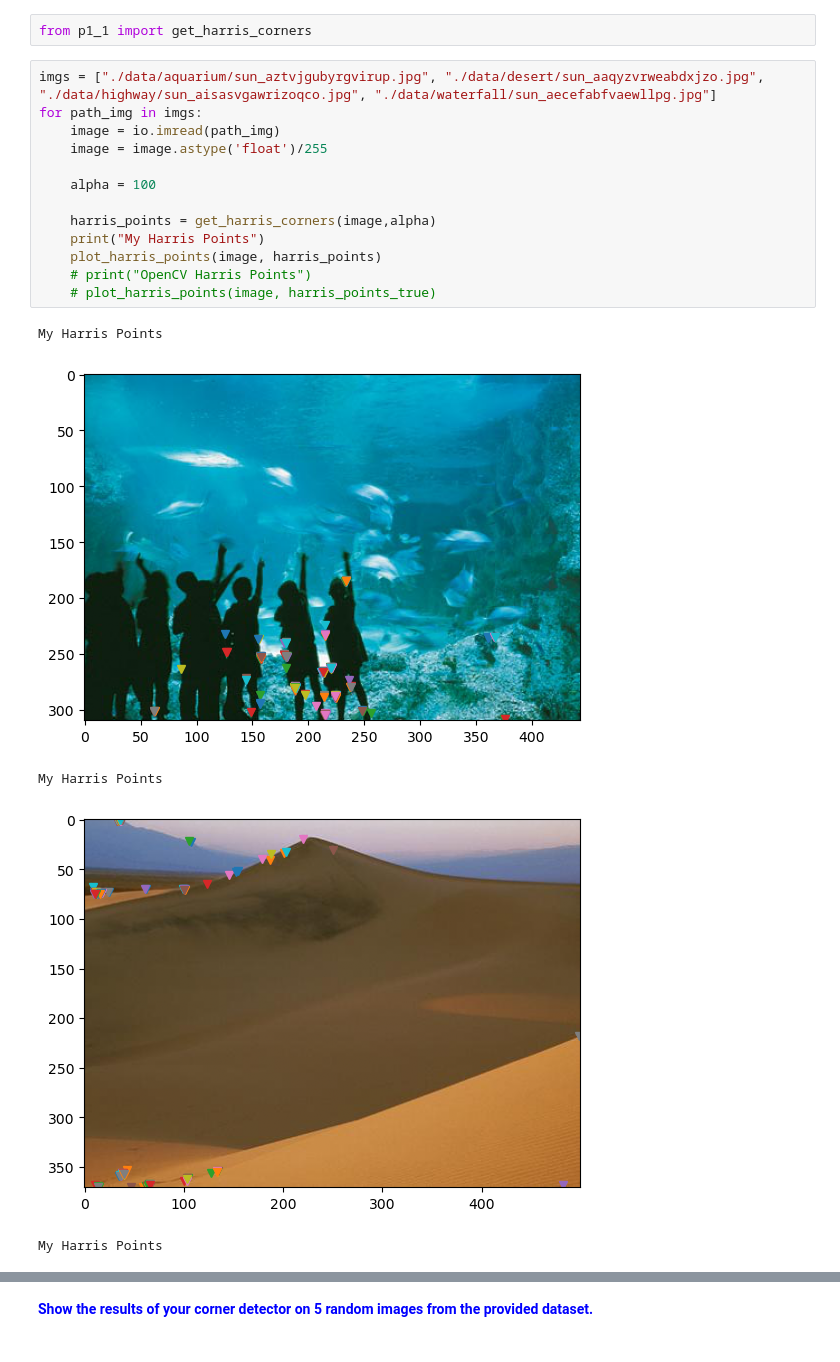
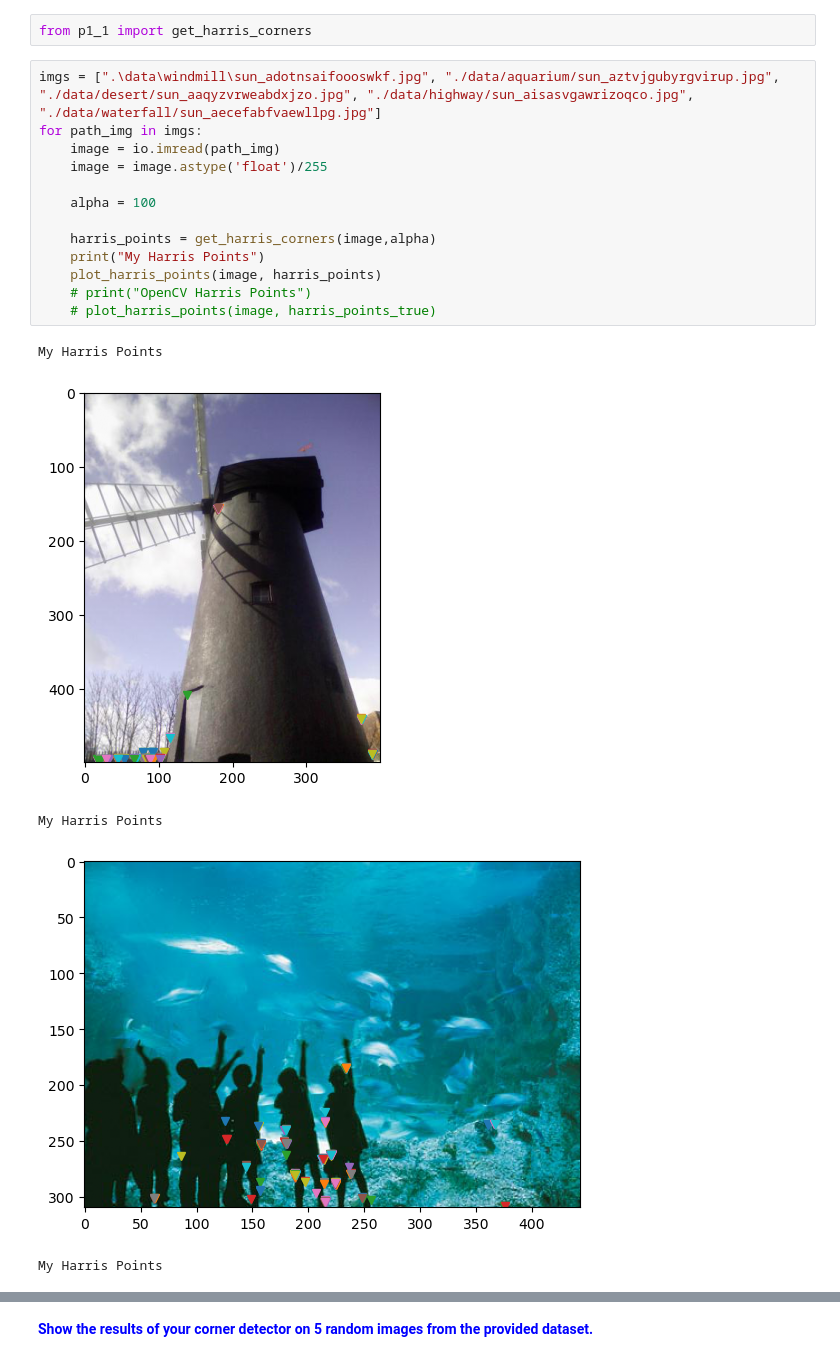
Before and after one commit to klammecr/16720-ComputerVision, a Jupyter notebook: hw2_v2/p1.ipynb, the cells around one changed output, grey strips where cells are left out. Drawn from its saved outputs; the diff is of its cells as text.

```diff
--- a/hw2_v2/p1.ipynb
+++ b/hw2_v2/p1.ipynb
@@ -201,21 +201,21 @@ Instead of thresholding the response function, simply take the top $\alpha$ resp
 # %%
 from p1_1 import get_harris_corners
 # %%
-imgs = ["./data/aquarium/sun_aztvjgubyrgvirup.jpg", "./data/desert/sun_aaqyzvrweabdxjzo.jpg", "./data/highway/sun_aisasvgawrizoqco.jpg", "./data/waterfall/sun_aecefabfvaewllpg.jpg"]
+imgs = [".\data\windmill\sun_adotnsaifoooswkf.jpg", "./data/aquarium/sun_aztvjgubyrgvirup.jpg", "./data/desert/sun_aaqyzvrweabdxjzo.jpg", "./data/highway/sun_aisasvgawrizoqco.jpg", "./data/waterfall/sun_aecefabfvaewllpg.jpg"]
 for path_img in imgs:
     image = io.imread(path_img)
     image = image.astype('float')/255
 
     alpha = 100
 
     harris_points = get_harris_corners(image,alpha)
     print("My Harris Points")
     plot_harris_points(image, harris_points)
     # print("OpenCV Harris Points")
     # plot_harris_points(image, harris_points_true)
 # %% [output]
 My Harris Points
-[figure, old version]
+[figure, new version]
 My Harris Points
-[figure, old version]
+[figure, new version]
 My Harris Points
```
Also changed, not shown: parts of 1 cell of this notebook, 34 other files.
